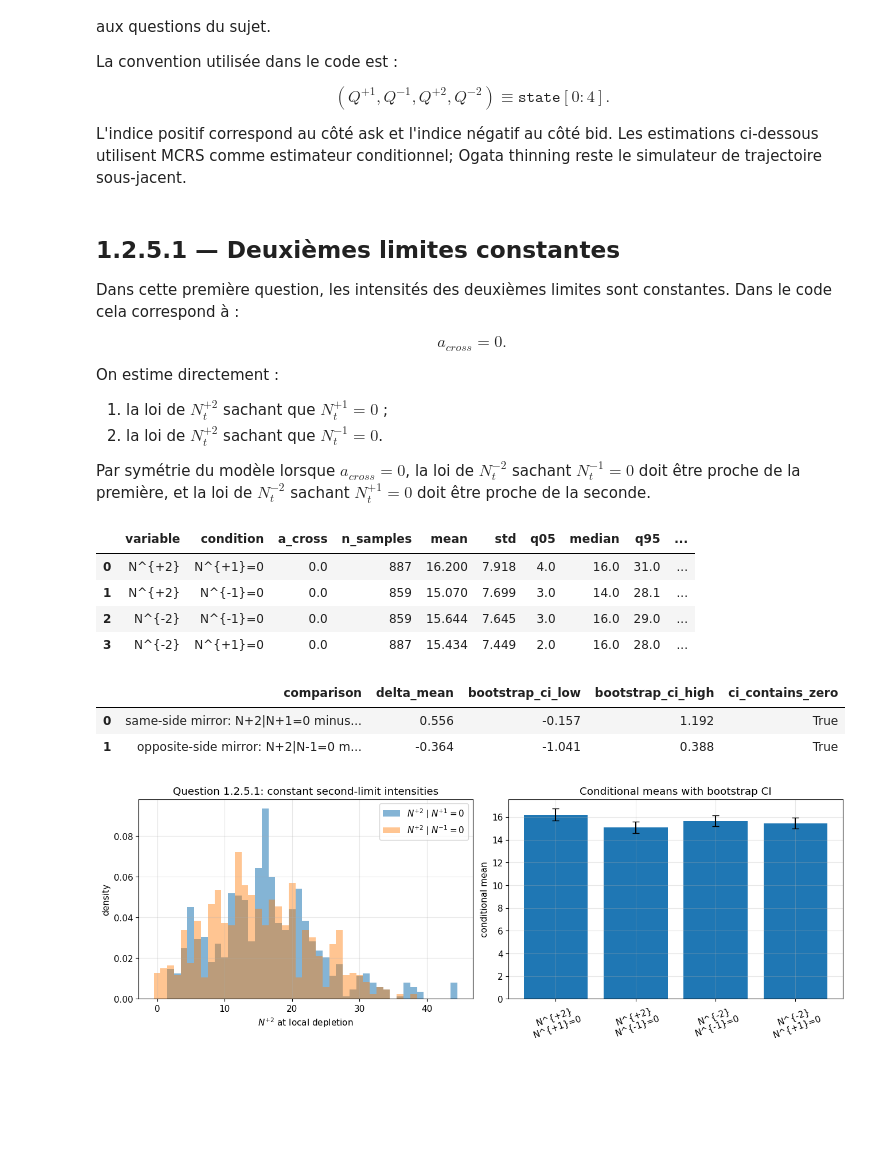
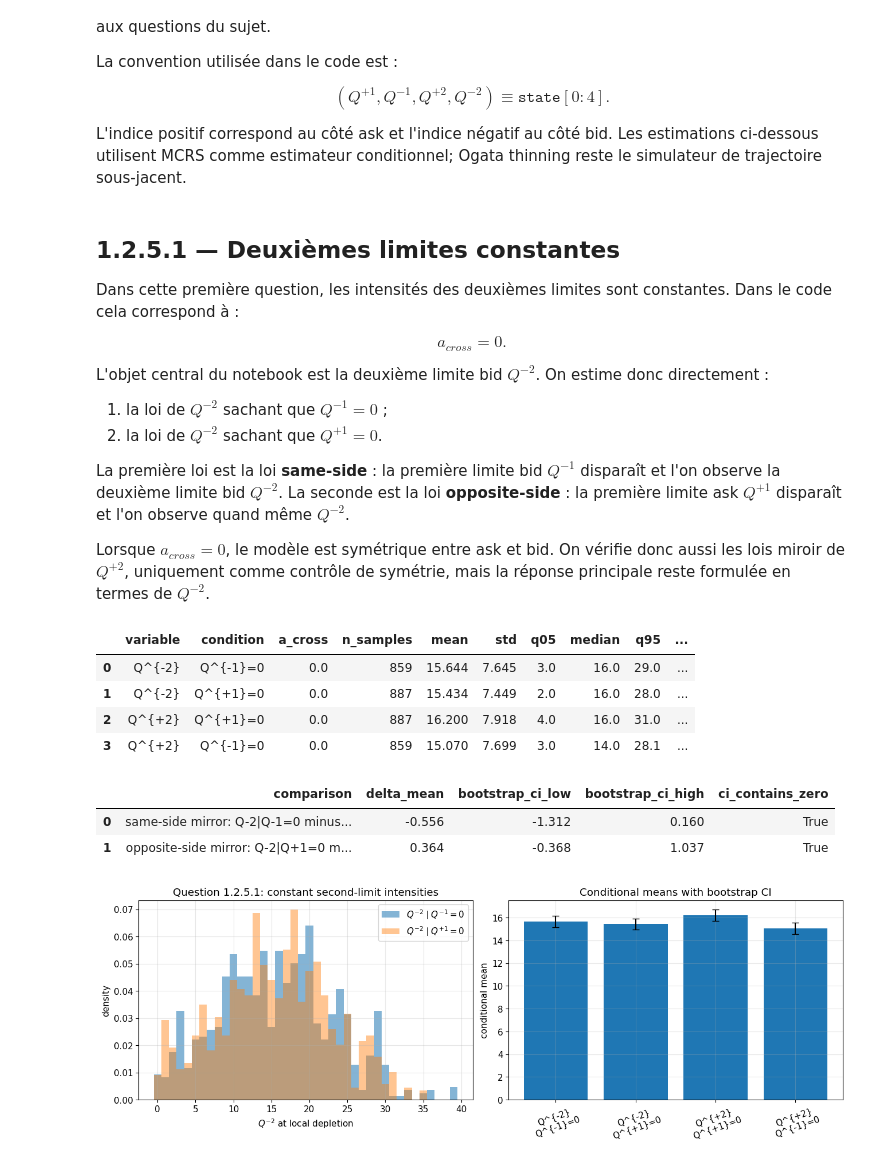
Before and after one commit to ApolloHong/Modal_Order_Book, a Jupyter notebook: nb3_125_deuxieme_limite.ipynb, the cells around one changed output. Drawn from its saved outputs; the diff is of its cells as text; code cells hidden in the pictures; blank space fills up the shorter version.

```diff
--- a/nb3_125_deuxieme_limite.ipynb
+++ b/nb3_125_deuxieme_limite.ipynb
@@ -1549,12 +1549,14 @@ $$
 a_{cross}=0.
 $$
 
-On estime directement :
+L'objet central du notebook est la deuxième limite bid $Q^{-2}$. On estime donc directement :
 
-1. la loi de $N_t^{+2}$ sachant que $N_t^{+1}=0$ ;
-2. la loi de $N_t^{+2}$ sachant que $N_t^{-1}=0$.
+1. la loi de $Q^{-2}$ sachant que $Q^{-1}=0$ ;
+2. la loi de $Q^{-2}$ sachant que $Q^{+1}=0$.
 
-Par symétrie du modèle lorsque $a_{cross}=0$, la loi de $N_t^{-2}$ sachant $N_t^{-1}=0$ doit être proche de la première, et la loi de $N_t^{-2}$ sachant $N_t^{+1}=0$ doit être proche de la seconde.
+La première loi est la loi **same-side** : la première limite bid $Q^{-1}$ disparaît et l'on observe la deuxième limite bid $Q^{-2}$. La seconde est la loi **opposite-side** : la première limite ask $Q^{+1}$ disparaît et l'on observe quand même $Q^{-2}$.
+
+Lorsque $a_{cross}=0$, le modèle est symétrique entre ask et bid. On vérifie donc aussi les lois miroir de $Q^{+2}$, uniquement comme contrôle de symétrie, mais la réponse principale reste formulée en termes de $Q^{-2}$.
 # %%
 params_constant_second = make_params(a_cross=0.0)
 const_ask_depletion = run_mcrs_side(
@@ -1575,10 +1577,10 @@ const_bid_depletion = run_mcrs_side(
 constant_rows = []
 constant_values = {}
 for key, bundle, variable, condition, position, seed in [
-    ('N+2 | N+1=0', const_ask_depletion, 'N^{+2}', 'N^{+1}=0', 2, SEED + 12_601),
-    ('N+2 | N-1=0', const_bid_depletion, 'N^{+2}', 'N^{-1}=0', 2, SEED + 12_602),
-    ('mirror N-2 | N-1=0', const_bid_depletion, 'N^{-2}', 'N^{-1}=0', 3, SEED + 12_603),
-    ('mirror N-2 | N+1=0', const_ask_depletion, 'N^{-2}', 'N^{+1}=0', 3, SEED + 12_604),
+    ('Q-2 | Q-1=0', const_bid_depletion, 'Q^{-2}', 'Q^{-1}=0', 3, SEED + 12_601),
+    ('Q-2 | Q+1=0', const_ask_depletion, 'Q^{-2}', 'Q^{+1}=0', 3, SEED + 12_602),
+    ('mirror Q+2 | Q+1=0', const_ask_depletion, 'Q^{+2}', 'Q^{+1}=0', 2, SEED + 12_603),
+    ('mirror Q+2 | Q-1=0', const_bid_depletion, 'Q^{+2}', 'Q^{-1}=0', 2, SEED + 12_604),
 ]:
     row, values = course_result_row(bundle, variable, condition, position, seed)
     constant_rows.append(row)
@@ -1588,26 +1590,26 @@ constant_second_limit_table = pd.DataFrame(constant_rows)
 display(format_metric_table(constant_second_limit_table, 3))
 
 same_sym_delta, same_sym_low, same_sym_high = delta_ci_from_values(
-    constant_values['N+2 | N+1=0'],
-    constant_values['mirror N-2 | N-1=0'],
+    constant_values['Q-2 | Q-1=0'],
+    constant_values['mirror Q+2 | Q+1=0'],
     SEED + 12_701,
 )
 opp_sym_delta, opp_sym_low, opp_sym_high = delta_ci_from_values(
-    constant_values['N+2 | N-1=0'],
-    constant_values['mirror N-2 | N+1=0'],
+    constant_values['Q-2 | Q+1=0'],
+    constant_values['mirror Q+2 | Q-1=0'],
     SEED + 12_702,
 )
 
 symmetry_check_table = pd.DataFrame([
     {
-        'comparison': 'same-side mirror: N+2|N+1=0 minus N-2|N-1=0',
+        'comparison': 'same-side mirror: Q-2|Q-1=0 minus Q+2|Q+1=0',
         'delta_mean': same_sym_delta,
         'bootstrap_ci_low': same_sym_low,
         'bootstrap_ci_high': same_sym_high,
         'ci_contains_zero': same_sym_low <= 0 <= same_sym_high,
     },
     {
-        'comparison': 'opposite-side mirror: N+2|N-1=0 minus N-2|N+1=0',
+        'comparison': 'opposite-side mirror: Q-2|Q+1=0 minus Q+2|Q-1=0',
         'delta_mean': opp_sym_delta,
         'bootstrap_ci_low': opp_sym_low,
         'bootstrap_ci_high': opp_sym_high,
@@ -1617,38 +1619,38 @@ symmetry_check_table = pd.DataFrame([
 display(format_metric_table(symmetry_check_table, 3))
 # %% [output]
 |  | variable | condition | a_cross | n_samples | mean | std | q05 | median | q95 | ... |
-| 0 | N^{+2} | N^{+1}=0 | 0.0 | 887 | 16.200 | 7.918 | 4.0 | 16.0 | 31.0 | ... |
-| 1 | N^{+2} | N^{-1}=0 | 0.0 | 859 | 15.070 | 7.699 | 3.0 | 14.0 | 28.1 | ... |
-| 2 | N^{-2} | N^{-1}=0 | 0.0 | 859 | 15.644 | 7.645 | 3.0 | 16.0 | 29.0 | ... |
-| 3 | N^{-2} | N^{+1}=0 | 0.0 | 887 | 15.434 | 7.449 | 2.0 | 16.0 | 28.0 | ... |
+| 0 | Q^{-2} | Q^{-1}=0 | 0.0 | 859 | 15.644 | 7.645 | 3.0 | 16.0 | 29.0 | ... |
+| 1 | Q^{-2} | Q^{+1}=0 | 0.0 | 887 | 15.434 | 7.449 | 2.0 | 16.0 | 28.0 | ... |
+| 2 | Q^{+2} | Q^{+1}=0 | 0.0 | 887 | 16.200 | 7.918 | 4.0 | 16.0 | 31.0 | ... |
+| 3 | Q^{+2} | Q^{-1}=0 | 0.0 | 859 | 15.070 | 7.699 | 3.0 | 14.0 | 28.1 | ... |
 |  | comparison | delta_mean | bootstrap_ci_low | bootstrap_ci_high | ci_contains_zero |
-| 0 | same-side mirror: N+2|N+1=0 minus... | 0.556 | -0.157 | 1.192 | True |
-| 1 | opposite-side mirror: N+2|N-1=0 m... | -0.364 | -1.041 | 0.388 | True |
+| 0 | same-side mirror: Q-2|Q-1=0 minus... | -0.556 | -1.312 | 0.160 | True |
+| 1 | opposite-side mirror: Q-2|Q+1=0 m... | 0.364 | -0.368 | 1.037 | True |
 # %%
 fig, axes = plt.subplots(1, 2, figsize=(13, 4.5), layout='constrained')
 
 bins = np.arange(
-    min(constant_values['N+2 | N+1=0'].min(), constant_values['N+2 | N-1=0'].min()) - 0.5,
-    max(constant_values['N+2 | N+1=0'].max(), constant_values['N+2 | N-1=0'].max()) + 1.5,
+    min(constant_values['Q-2 | Q-1=0'].min(), constant_values['Q-2 | Q+1=0'].min()) - 0.5,
+    max(constant_values['Q-2 | Q-1=0'].max(), constant_values['Q-2 | Q+1=0'].max()) + 1.5,
     1,
 )
-axes[0].hist(constant_values['N+2 | N+1=0'], bins=bins, density=True, alpha=0.55, label=r'$N^{+2}\mid N^{+1}=0$')
-axes[0].hist(constant_values['N+2 | N-1=0'], bins=bins, density=True, alpha=0.45, label=r'$N^{+2}\mid N^{-1}=0$')
+axes[0].hist(constant_values['Q-2 | Q-1=0'], bins=bins, density=True, alpha=0.55, label=r'$Q^{-2}\mid Q^{-1}=0$')
+axes[0].hist(constant_values['Q-2 | Q+1=0'], bins=bins, density=True, alpha=0.45, label=r'$Q^{-2}\mid Q^{+1}=0$')
 axes[0].set_title(r'Question 1.2.5.1: constant second-limit intensities')
-axes[0].set_xlabel(r'$N^{+2}$ at local depletion')
+axes[0].set_xlabel(r'$Q^{-2}$ at local depletion')
 axes[0].set_ylabel('density')
 axes[0].legend()
 
 plot_data = constant_second_limit_table.copy()
-plot_data['label'] = plot_data['variable'] + '\n' + plot_data['condition']
+plot_data['label'] = plot_data['variable'].astype(str).str.cat(plot_data['condition'].astype(str), sep=chr(10))
 axes[1].bar(plot_data['label'], plot_data['mean'], yerr=[
     plot_data['mean'] - plot_data['bootstrap_ci_low'],
     plot_data['bootstrap_ci_high'] - plot_data['mean'],
 ], capsize=4)
 axes[1].set_title('Conditional means with bootstrap CI')
 axes[1].set_ylabel('conditional mean')
 axes[1].tick_params(axis='x', rotation=20)
 plt.show()
 # %% [output]
-[figure, old version]
+[figure, new version]
 # %%
```
Also changed, not shown: parts of 11 cells of this notebook.
